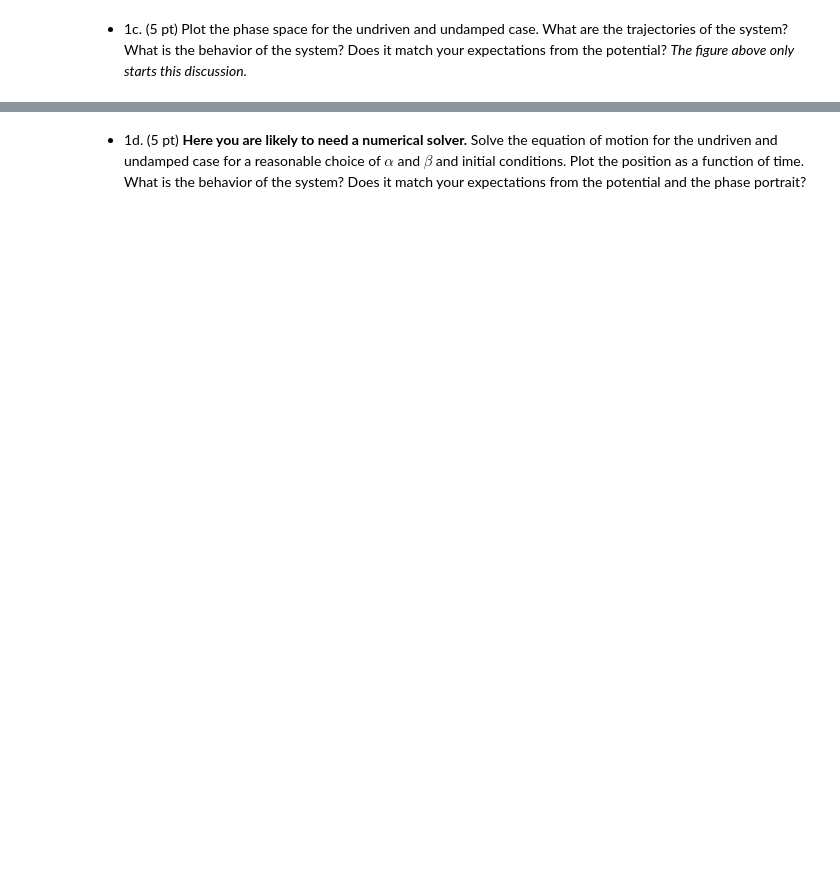
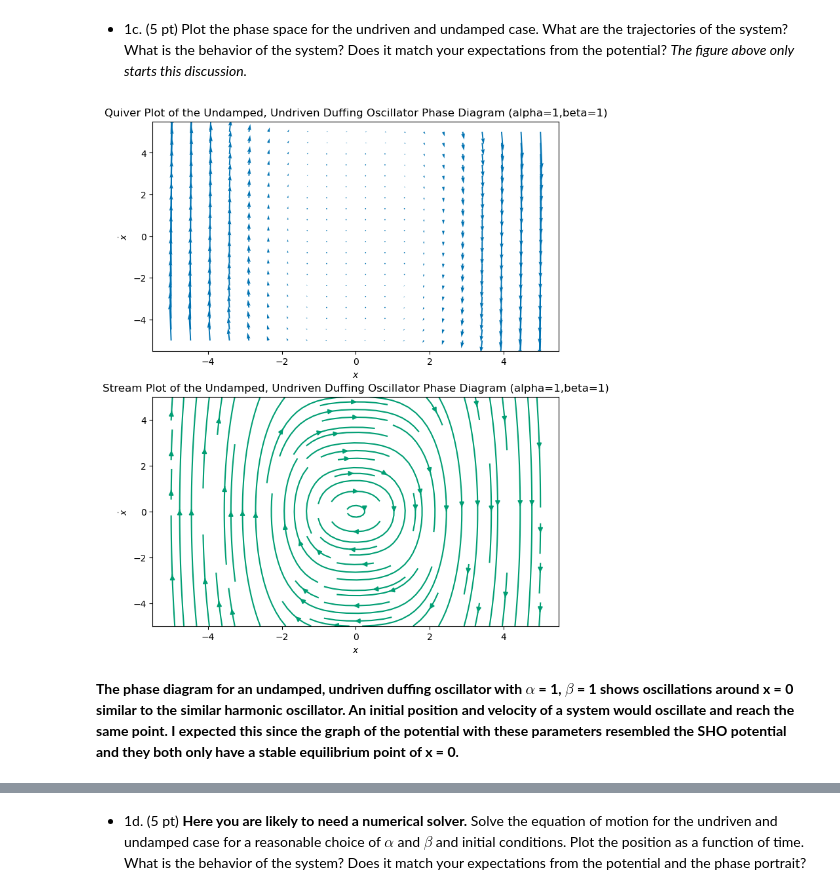
Before and after one commit to BruhddyTheThird/ProfCPisGoatedLib, a Jupyter notebook: Midterm 2 Files/Ex 1.ipynb, the cells around one changed output, grey strips where cells are left out. Saved outputs shown, nothing was run; the diff lists cells and outputs as text; code cells hidden in the pictures; blank space fills up the shorter version.

```diff
--- a/Midterm 2 Files/Ex 1.ipynb
+++ b/Midterm 2 Files/Ex 1.ipynb
@@ -46,2 +86,41 @@ Recall that the potential for this system can give rise to different kinds of be
 # %% [markdown]
 * 1c. (5 pt) Plot the phase space for the undriven and undamped case. What are the trajectories of the system? What is the behavior of the system? Does it match your expectations from the potential? *The figure above only starts this discussion.*
+# %%
+def DO_undamped_undriven(X,V):
+
+    dX = V
+    dV = -alpha1 * X - beta1 * X**3
+
+    return dX, dV
+
+def generate_phase_space(x_lim, v_lim, grid_size):
+
+    x = np.linspace(x_lim[0], x_lim[1], grid_size)
+    v = np.linspace(v_lim[0], v_lim[1], grid_size)
+
+    X, V = np.meshgrid(x, v)
+
+    dX, dV = DO_undamped_undriven(X, V)
+
+    return X, V, dX, dV
+
+x_lim = (-5, 5)
+v_lim = (-5, 5)
+grid_size = 20
+X, V, dX, dV = generate_phase_space(x_lim, v_lim, grid_size)
+# %%
+fig, axs = plt.subplots(2, 1, figsize=(8, 10))  # Two rows, one column
+
+axs[0].quiver(X, V, dX, dV, color='C0')
+axs[0].set_title('Quiver Plot of the Undamped, Undriven Duffing Oscillator Phase Diagram (alpha=1,beta=1)')
+axs[0].set_xlabel(r'$x$')
+axs[0].set_ylabel(r'$\dot{x}$')
+
+axs[1].streamplot(X, V, dX, dV, color='C1')
+axs[1].set_title('Stream Plot of the Undamped, Undriven Duffing Oscillator Phase Diagram (alpha=1,beta=1)')
+axs[1].set_xlabel(r'$x$')
+axs[1].set_ylabel(r'$\dot{x}$');
+# %% [output]
+[figure, added]
+# %% [markdown]
+**The phase diagram for an undamped, undriven duffing oscillator with $\alpha$ = 1, $\beta$ = 1 shows oscillations around x = 0 similar to the similar harmonic oscillator. An initial position and velocity of a system would oscillate and reach the same point. I expected this since the graph of the  potential with these parameters resembled the SHO potential and they both only have a stable equilibrium point of x = 0.**
```
Also changed, not shown: parts of 12 cells of this notebook.
